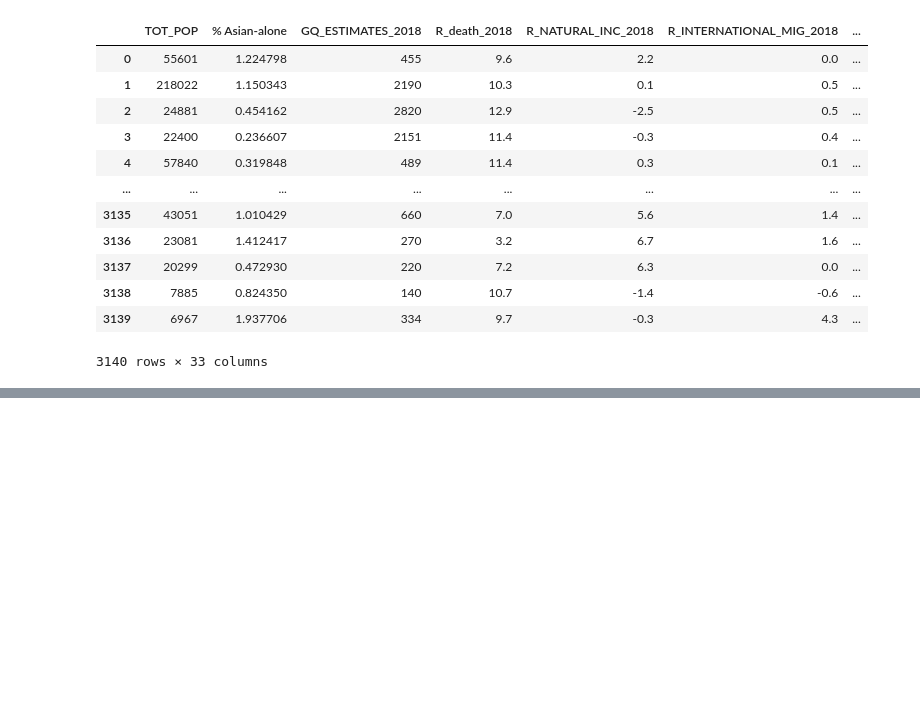
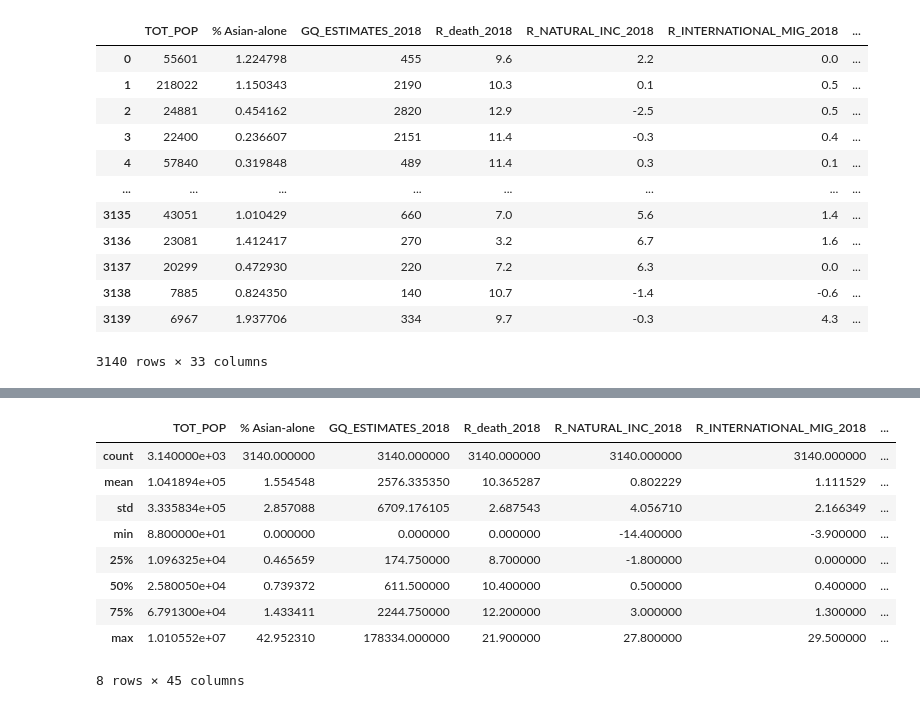
Before and after one commit to 4GeeksAcademy/sergio-roque-regularized-regression, a Jupyter notebook: src/explore.ipynb, the cells around one changed output, grey strips where cells are left out. Saved outputs shown, nothing was run; the diff lists cells and outputs as text; code cells hidden in the pictures; blank space fills up the shorter version.

```diff
--- a/src/explore.ipynb
+++ b/src/explore.ipynb
@@ -232,0 +481,13 @@ data
+# %%
+data_log.describe()
+# %% [output]
+|  | TOT_POP | % Asian-alone | GQ_ESTIMATES_2018 | R_death_2018 | R_NATURAL_INC_2018 | R_INTERNATIONAL_MIG_2018 | ... |
+| count | 3.140000e+03 | 3140.000000 | 3140.000000 | 3140.000000 | 3140.000000 | 3140.000000 | ... |
+| mean | 1.041894e+05 | 1.554548 | 2576.335350 | 10.365287 | 0.802229 | 1.111529 | ... |
+| std | 3.335834e+05 | 2.857088 | 6709.176105 | 2.687543 | 4.056710 | 2.166349 | ... |
+| min | 8.800000e+01 | 0.000000 | 0.000000 | 0.000000 | -14.400000 | -3.900000 | ... |
+| 25% | 1.096325e+04 | 0.465659 | 174.750000 | 8.700000 | -1.800000 | 0.000000 | ... |
+| 50% | 2.580050e+04 | 0.739372 | 611.500000 | 10.400000 | 0.500000 | 0.400000 | ... |
+| 75% | 6.791300e+04 | 1.433411 | 2244.750000 | 12.200000 | 3.000000 | 1.300000 | ... |
+| max | 1.010552e+07 | 42.952310 | 178334.000000 | 21.900000 | 27.800000 | 29.500000 | ... |
+8 rows × 45 columns
```
Also changed, not shown: parts of 3 cells of this notebook.
